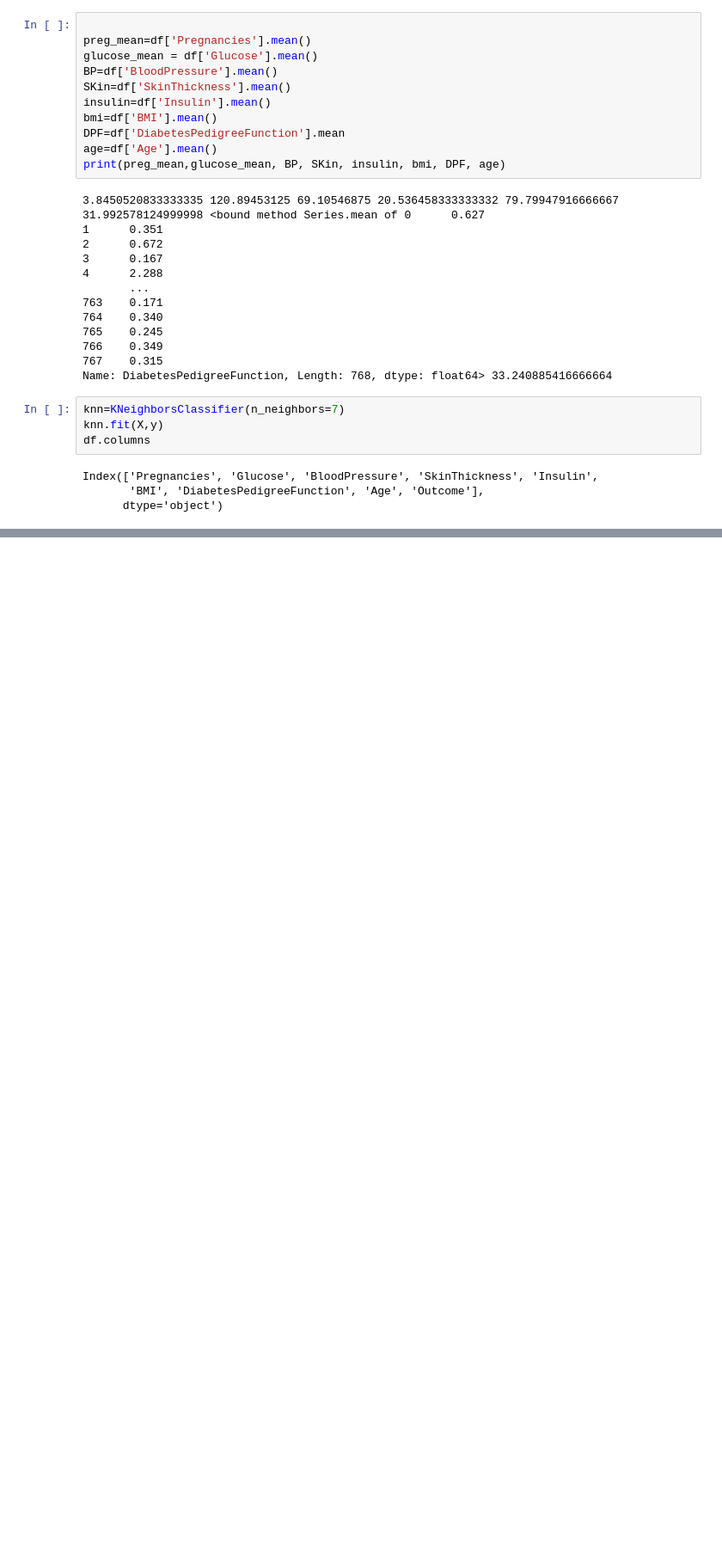
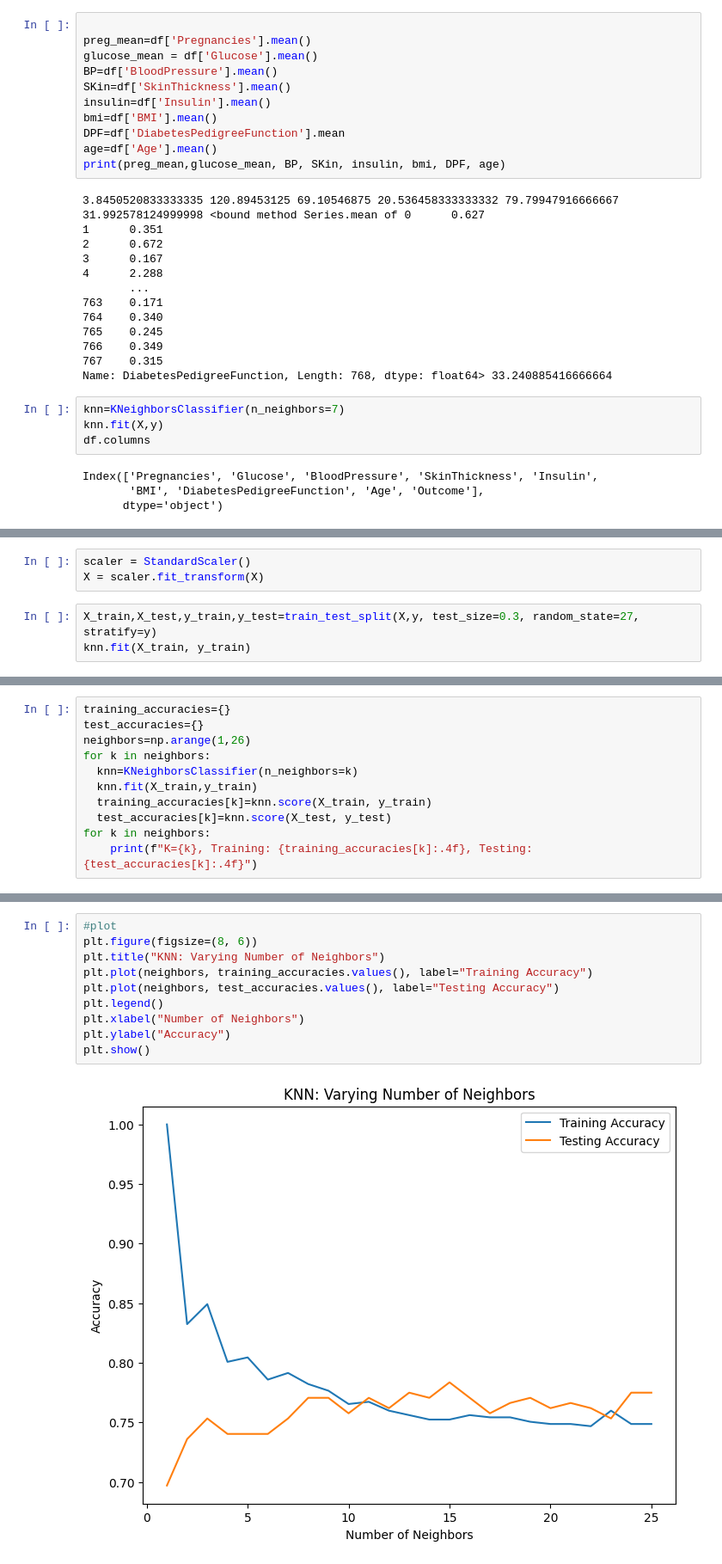
Before and after one commit to code-pyro1/code-pyro1, a Jupyter notebook: DiabetesClassification.ipynb, the cells around one changed output, grey strips where cells are left out. Shown at 86% size. Drawn from its saved outputs; the diff is of its cells as text; blank space fills up the shorter version.

```diff
--- a/DiabetesClassification.ipynb
+++ b/DiabetesClassification.ipynb
@@ -62,0 +68,6 @@ print(prediction)
+# %%
+scaler = StandardScaler()
+X = scaler.fit_transform(X)
+# %%
+X_train,X_test,y_train,y_test=train_test_split(X,y, test_size=0.3, random_state=27, stratify=y)
+knn.fit(X_train, y_train)
@@ -62,0 +80,11 @@ print(prediction)
+# %%
+training_accuracies={}
+test_accuracies={}
+neighbors=np.arange(1,26)
+for k in neighbors:
+  knn=KNeighborsClassifier(n_neighbors=k)
+  knn.fit(X_train,y_train)
+  training_accuracies[k]=knn.score(X_train, y_train)
+  test_accuracies[k]=knn.score(X_test, y_test)
+for k in neighbors:
+    print(f"K={k}, Training: {training_accuracies[k]:.4f}, Testing: {test_accuracies[k]:.4f}")
@@ -62,0 +109,12 @@ print(prediction)
+# %%
+#plot
+plt.figure(figsize=(8, 6))
+plt.title("KNN: Varying Number of Neighbors")
+plt.plot(neighbors, training_accuracies.values(), label="Training Accuracy")
+plt.plot(neighbors, test_accuracies.values(), label="Testing Accuracy")
+plt.legend()
+plt.xlabel("Number of Neighbors")
+plt.ylabel("Accuracy")
+plt.show()
+# %% [output]
+[figure, added]
```
Also changed, not shown: parts of 5 cells of this notebook.
